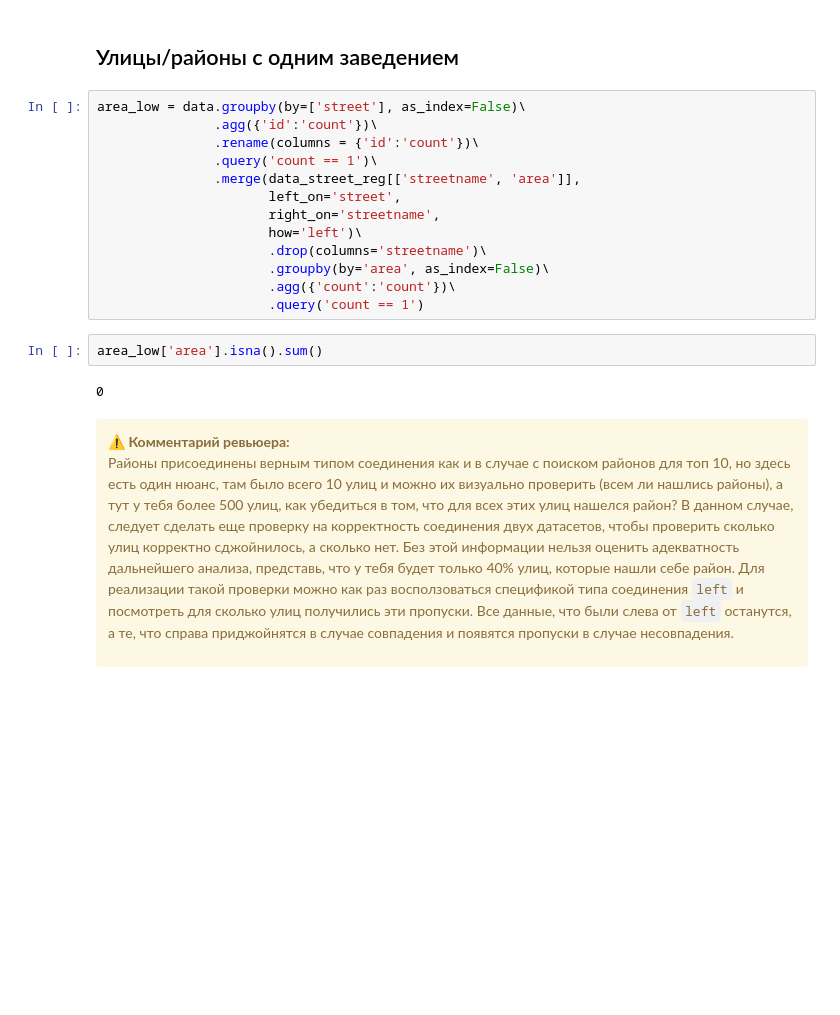
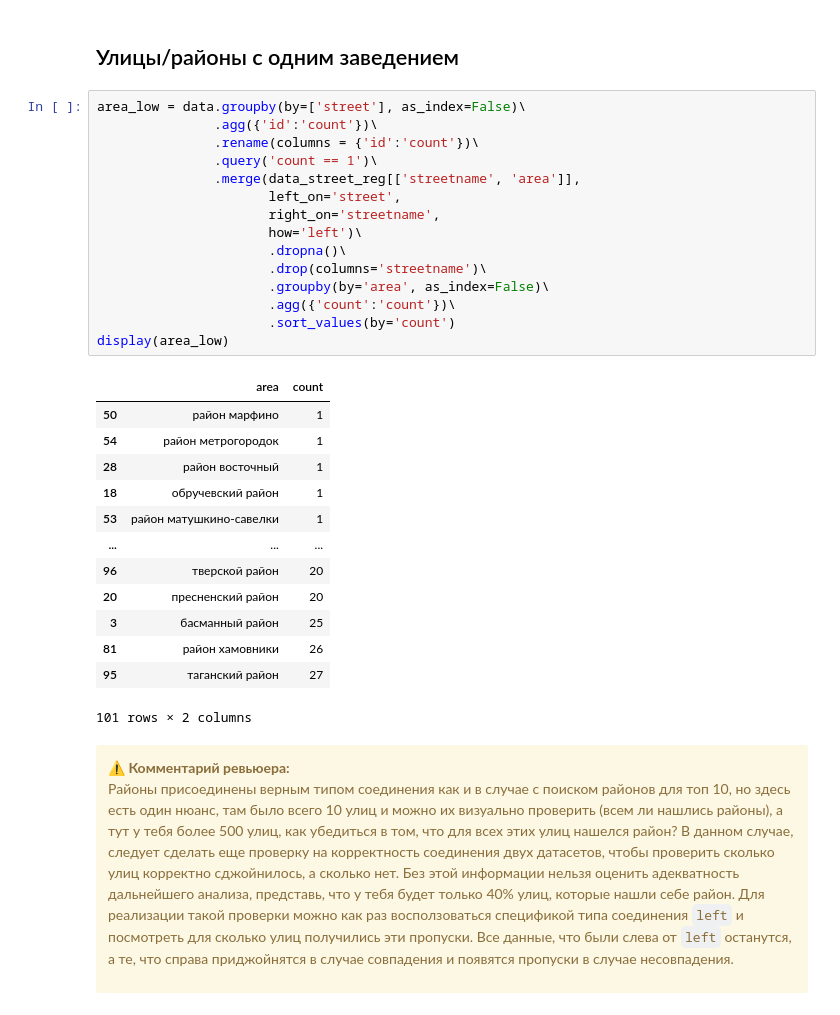
Before and after one commit to parabatareek/DataAnalyst, a Jupyter notebook: Projects/Project 9 - Анализ заведений общественного питания/Project 9 - Анализ заведений общественного питания v.2.ipynb, the cells around one changed output. Cells and saved outputs as stored; diff of their text form; blank space fills up the shorter version.

```diff
--- a/Projects/Project 9 - Анализ заведений общественного питания/Project 9 - Анализ заведений общественного питания v.2.ipynb
+++ b/Projects/Project 9 - Анализ заведений общественного питания/Project 9 - Анализ заведений общественного питания v.2.ipynb
@@ -493,20 +526,32 @@ fig.show()
 # %%
 area_low = data.groupby(by=['street'], as_index=False)\
                .agg({'id':'count'})\
                .rename(columns = {'id':'count'})\
                .query('count == 1')\
                .merge(data_street_reg[['streetname', 'area']],
                       left_on='street',
                       right_on='streetname',
                       how='left')\
+                      .dropna()\
                       .drop(columns='streetname')\
                       .groupby(by='area', as_index=False)\
                       .agg({'count':'count'})\
-                      .query('count == 1')
+                      .sort_values(by='count')
+display(area_low)
+# %% [output]
+|  | area | count |
+| 50 | район марфино | 1 |
+| 54 | район метрогородок | 1 |
+| 28 | район восточный | 1 |
+| 18 | обручевский район | 1 |
+| 53 | район матушкино-савелки | 1 |
+| ... | ... | ... |
+| 96 | тверской район | 20 |
+| 20 | пресненский район | 20 |
+| 3 | басманный район | 25 |
+| 81 | район хамовники | 26 |
+| 95 | таганский район | 27 |
+101 rows × 2 columns
-# %%
-area_low['area'].isna().sum()
-# %% [output]
-0
 # %% [markdown]
 <div class="alert alert-warning">
 <b>⚠️ Комментарий ревьюера:</b>
```
Also changed, not shown: parts of 9 cells of this notebook.
